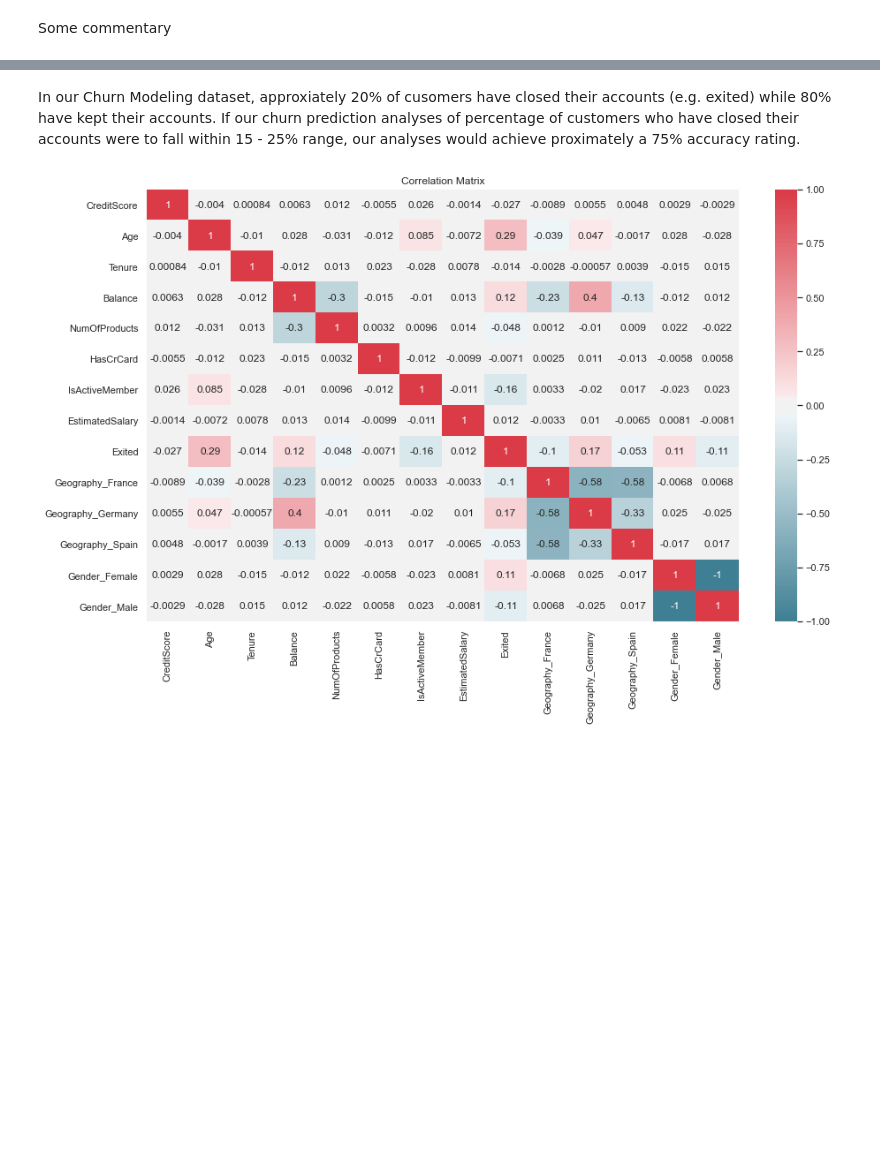
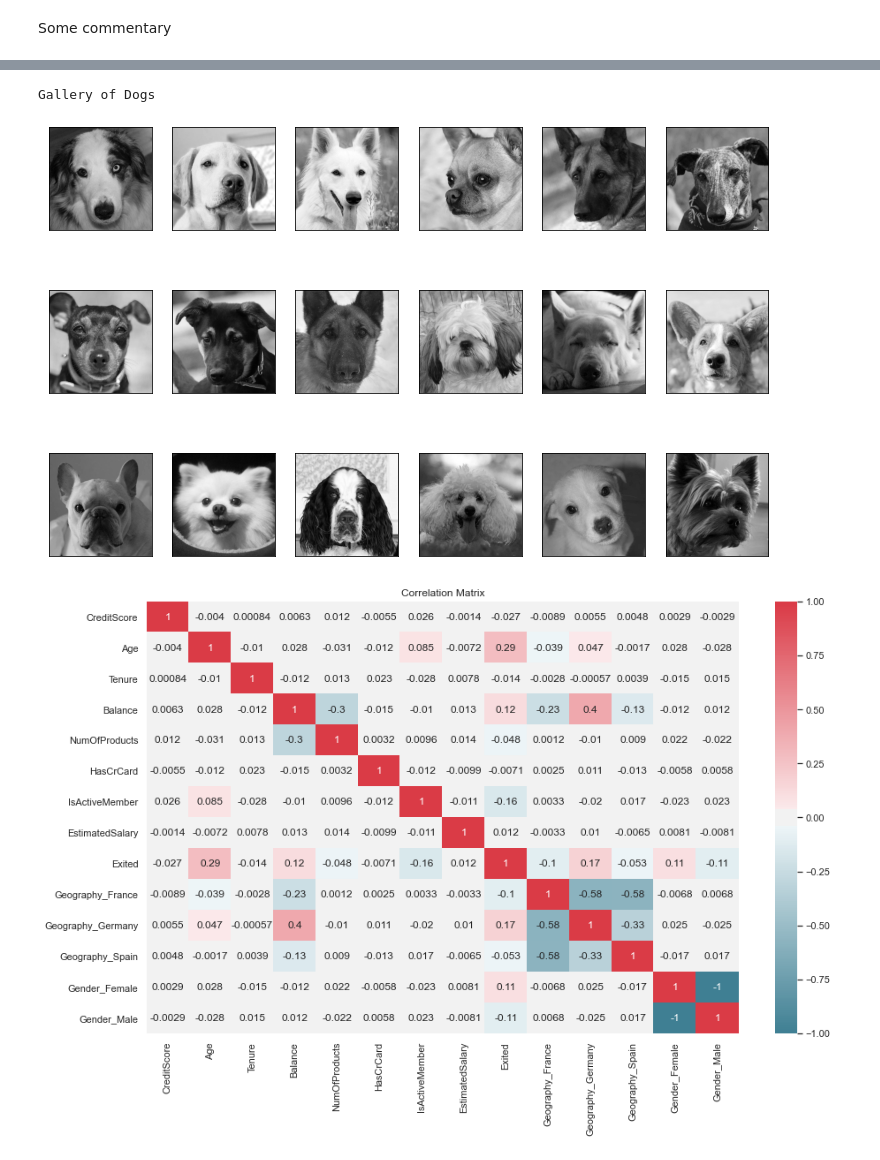
Before and after one commit to johnSMUpark/animal_faces, a Jupyter notebook: Lab.ipynb, the cells around one changed output, grey strips where cells are left out. Cells and saved outputs as stored; diff of their text form; code cells hidden in the pictures; blank space fills up the shorter version.

Commit message:
numpy added

```diff
--- a/Lab.ipynb
+++ b/Lab.ipynb
@@ -29,12 +29,15 @@ Loaded 2000 images of dogs
 Some commentary
 # %%
 import numpy as np
+
+def list_to_numpy_array(img):
+    return np.asarray(img, dtype=np.float32)
 
 def grayscale(img):
     return np.dot(img[...,:3], [0.299, 0.587, 0.144])
 
 def grayscale_imgs(list_of_imgs):
-    return [grayscale(img) for img in list_of_imgs]
+    return [list_to_numpy_array(grayscale(img)) for img in list_of_imgs]
 
 list_of_cat_imgs = grayscale_imgs(list_of_cat_imgs)
 list_of_dog_imgs = grayscale_imgs(list_of_dog_imgs)
@@ -90,8 +63,11 @@ pixel = row_of_pixel[0]         # pixel
+# %%
+plot_gallery(list_of_dog_imgs, 'Gallery of Dogs')
+# %% [output]
+Gallery of Dogs
+[figure, added]
 # %%
 df_cat = pd.DataFrame.from_records(list_of_cat_images)
 df_dog = pd.DataFrame.from_records(list_of_dog_images)
-# %% [markdown]
-In our Churn Modeling dataset, approxiately 20% of cusomers have closed their accounts (e.g. exited) while 80% have kept their accounts. If our churn prediction analyses of percentage of customers who have closed their accounts were to fall within 15 - 25% range, our analyses would achieve proximately a 75% accuracy rating.
 # %%
 import seaborn as sns
 
```
Also changed, not shown: parts of 3 cells of this notebook.
